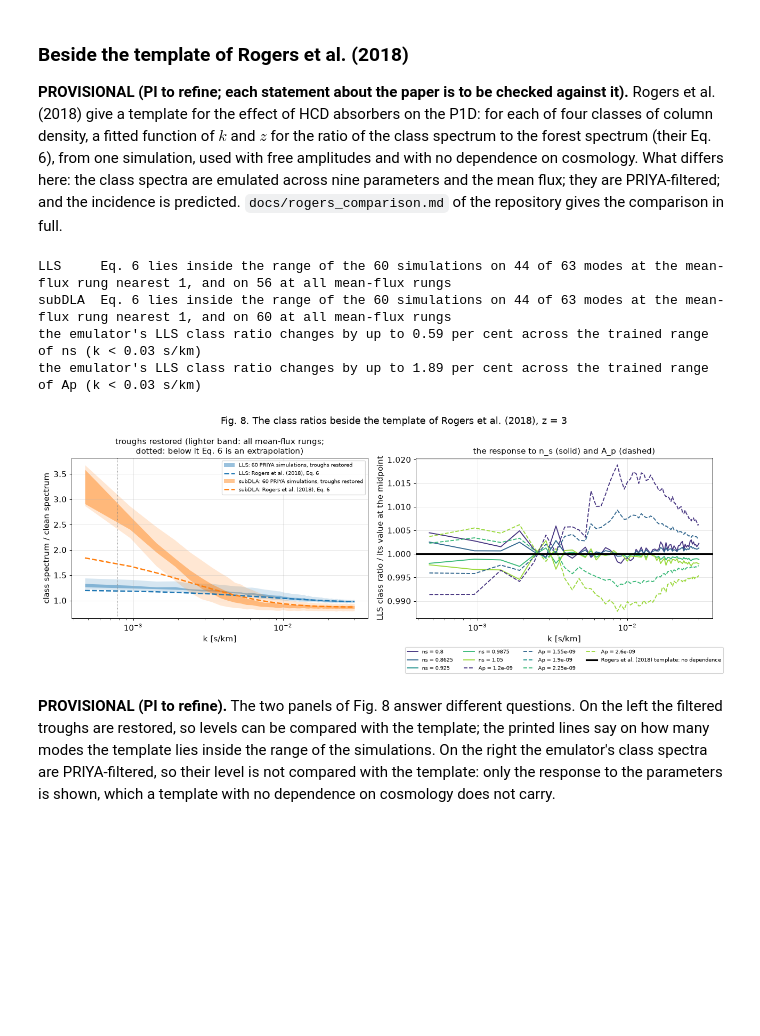
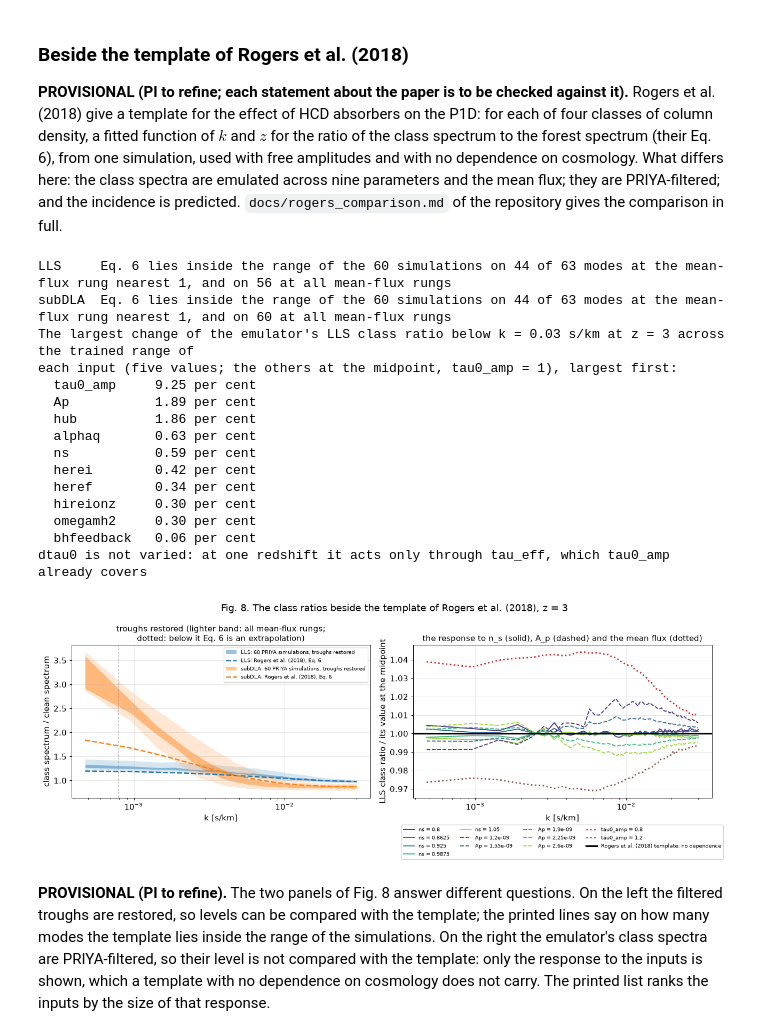
Before and after one commit to jibanCat/hcd_priya, a Jupyter notebook: notebooks/tutorial/hcd_priya_tutorial.ipynb, the cells around one changed output. Cells and saved outputs as stored; diff of their text form; code cells hidden in the pictures; blank space fills up the shorter version.

```diff
--- a/notebooks/tutorial/hcd_priya_tutorial.ipynb
+++ b/notebooks/tutorial/hcd_priya_tutorial.ipynb
@@ -101,6 +101,11 @@ def sha256_of(path):
     return digest.hexdigest()
 
 
+def tutorial_cache():
+    # the folder downloaded files are kept in
+    return pathlib.Path(os.environ.get("HCD_PRIYA_TUTORIAL_CACHE", "~/.cache/hcd_priya_tutorial")).expanduser()
+
+
 def tutorial_file(relpath):
     # The path of a stored file of the tutorial, with the pinned sha256: a local copy in a clone, a copy
     # downloaded earlier, or a new download into the cache folder (the environment variable
@@ -112,7 +117,7 @@ def tutorial_file(relpath):
         local = pathlib.Path(root) / relpath
         if local.is_file() and sha256_of(local) == pinned:
             return local
-    cache = pathlib.Path(os.environ.get("HCD_PRIYA_TUTORIAL_CACHE", "~/.cache/hcd_priya_tutorial")).expanduser()
+    cache = tutorial_cache()
     target = cache / relpath
     if target.is_file() and sha256_of(target) == pinned:
         return target
@@ -774,7 +779,7 @@ are emulated across nine parameters and the mean flux; they are PRIYA-filtered;
 # %%
 # Fig. 8. Left: the PRIYA training simulations with the filtered troughs restored, against Eq. 6 of Rogers et al.
 # (2018), at z = 3 (the repository's comparison, redrawn for two classes). Right: the response of the emulator's
-# LLS class ratio to n_s and A_p, which the template does not have.
+# LLS class ratio to n_s, A_p and the mean flux, which the template does not have; and a ranking over all inputs.
 from hcd_analysis.hcd_template import class_ratio
 
 
@@ -795,52 +800,85 @@ ax = axes[0]
 for stem, key in (("LLS", "LLS"), ("subDLA", "Sub-DLA")):
     wide = (sims[f"R_{stem}_sims60_allrungs_min"], sims[f"R_{stem}_sims60_allrungs_max"])
     narrow = (sims[f"R_{stem}_sims60_rung1_min"], sims[f"R_{stem}_sims60_rung1_max"])
     ax.fill_between(k_sims, *wide, color=CLASS_COLOURS[stem], alpha=0.18, lw=0)
     ax.fill_between(k_sims, *narrow, color=CLASS_COLOURS[stem], alpha=0.45, lw=0,
                     label=f"{stem}: 60 PRIYA simulations, troughs restored")
     ax.plot(k_sims, eq6[key], color=CLASS_COLOURS[stem], ls="--", lw=2, label=f"{stem}: Rogers et al. (2018), Eq. 6")
     inside_wide = (eq6[key] >= wide[0]) & (eq6[key] <= wide[1])
     inside_narrow = (eq6[key] >= narrow[0]) & (eq6[key] <= narrow[1])
     print(f"{stem:7s} Eq. 6 lies inside the range of the 60 simulations on {int(inside_narrow.sum())} of {k_sims.size} modes "
           f"at the mean-flux rung nearest 1, and on {int(inside_wide.sum())} at all mean-flux rungs")
 ax.axvline(2.0 * np.pi / 8000.0, color="grey", lw=0.8, ls=":")
 ax.set_xscale("log")
 ax.set_xlabel("k [s/km]")
 ax.set_ylabel("class spectrum / clean spectrum")
 ax.set_title("troughs restored (lighter band: all mean-flux rungs;\ndotted: below it Eq. 6 is an extrapolation)")
 ax.legend(fontsize=8)
 
 ax = axes[1]
-shown = pred.k < 0.03
+shown = pred.k < 0.03  # the box modes below 0.03 s/km at the midpoint
 ratio_mid = pred.P_class[1] / pred.P_class[0]
-for name, style in (("ns", "-"), ("Ap", "--")):
-    low, high = hp.PARAM_LIMITS[hp.PARAM_NAMES.index(name)]
-    deviation = 0.0
-    for value, shade in zip(np.linspace(low, high, 5), np.linspace(0.15, 0.85, 5)):
-        other = emu.predict(dict(PARAMS, **{name: value}), z=3.0, tau0_amp=1.0, dtau0=0.0)
-        if not np.allclose(other.k, pred.k, rtol=1e-12, atol=0.0):
-            raise ValueError("the wavenumbers moved with the parameter")
-        relative = (other.P_class[1] / other.P_class[0]) / ratio_mid
-        deviation = max(deviation, float(np.max(np.abs(relative[shown] - 1.0))))
-        ax.semilogx(pred.k[shown], relative[shown], style, color=plt.cm.viridis(shade), label=f"{name} = {value:.4g}")
-    print(f"the emulator's LLS class ratio changes by up to {100 * deviation:.2f} per cent across the trained range of {name} (k < 0.03 s/km)")
+
+
+def lls_ratio_relative(name, value):
+    # the LLS class ratio with one input changed, over its value at the midpoint, box mode by box mode (hub and
+    # omegamh2 move the wavenumber in s/km of a mode; the ratio is compared at the same mode)
+    params = dict(PARAMS, **({name: value} if name in PARAMS else {}))
+    other = emu.predict(params, z=3.0, tau0_amp=value if name == "tau0_amp" else 1.0, dtau0=0.0)
+    return (other.P_class[1] / other.P_class[0]) / ratio_mid
+
+
+INPUTS = list(zip(hp.PARAM_NAMES, hp.PARAM_LIMITS)) + [("tau0_amp", TAU0_AMP_RANGE)]
+largest = {}
+with warnings.catch_warnings(record=True) as caught:
+    warnings.simplefilter("always")
+    for name, (low, high) in INPUTS:
+        largest[name] = max(
+            float(np.max(np.abs(lls_ratio_relative(name, value)[shown] - 1.0))) for value in np.linspace(low, high, 5)
+        )
+    for name, style in (("ns", "-"), ("Ap", "--")):
+        low, high = hp.PARAM_LIMITS[hp.PARAM_NAMES.index(name)]
+        for value, shade in zip(np.linspace(low, high, 5), np.linspace(0.15, 0.85, 5)):
+            ax.semilogx(pred.k[shown], lls_ratio_relative(name, value)[shown], style, color=plt.cm.viridis(shade),
+                        label=f"{name} = {value:.4g}")
+    for value, colour in ((0.8, "tab:red"), (1.2, "tab:brown")):
+        ax.semilogx(pred.k[shown], lls_ratio_relative("tau0_amp", value)[shown], ":", lw=2.2, color=colour,
+                    label=f"tau0_amp = {value:g}")
+print("The largest change of the emulator's LLS class ratio below k = 0.03 s/km at z = 3 across the trained range of")
+print("each input (five values; the others at the midpoint, tau0_amp = 1), largest first:")
+for name in sorted(largest, key=lambda name: -largest[name]):
+    print(f"  {name:11s} {100 * largest[name]:5.2f} per cent")
+print("dtau0 is not varied: at one redshift it acts only through tau_eff, which tau0_amp already covers")
+if caught:
+    print(f"{len(caught)} of these predictions warned, the first: {str(caught[0].message)[:160]} ...")
 ax.axhline(1.0, color="black", lw=2.5, label="Rogers et al. (2018) template: no dependence")
 ax.set_xlabel("k [s/km]")
 ax.set_ylabel("LLS class ratio / its value at the midpoint")
-ax.set_title("the response to n_s (solid) and A_p (dashed)")
+ax.set_title("the response to n_s (solid), A_p (dashed) and the mean flux (dotted)")
 ax.legend(fontsize=8, ncol=4, loc="upper center", bbox_to_anchor=(0.5, -0.16))
 fig.suptitle("Fig. 8. The class ratios beside the template of Rogers et al. (2018), z = 3")
 fig.tight_layout(rect=(0, 0.1, 1, 1))
 plt.show()
 # %% [output]
 LLS     Eq. 6 lies inside the range of the 60 simulations on 44 of 63 modes at the mean-flux rung nearest 1, and on 56 at all mean-flux rungs
 subDLA  Eq. 6 lies inside the range of the 60 simulations on 44 of 63 modes at the mean-flux rung nearest 1, and on 60 at all mean-flux rungs
-the emulator's LLS class ratio changes by up to 0.59 per cent across the trained range of ns (k < 0.03 s/km)
-the emulator's LLS class ratio changes by up to 1.89 per cent across the trained range of Ap (k < 0.03 s/km)
+The largest change of the emulator's LLS class ratio below k = 0.03 s/km at z = 3 across the trained range of
+each input (five values; the others at the midpoint, tau0_amp = 1), largest first:
+  tau0_amp     9.25 per cent
+  Ap           1.89 per cent
+  hub          1.86 per cent
+  alphaq       0.63 per cent
+  ns           0.59 per cent
+  herei        0.42 per cent
+  heref        0.34 per cent
+  hireionz     0.30 per cent
+  omegamh2     0.30 per cent
+  bhfeedback   0.06 per cent
+dtau0 is not varied: at one redshift it acts only through tau_eff, which tau0_amp already covers
-[figure, old version]
+[figure, new version]
 # %% [markdown]
 **PROVISIONAL (PI to refine).** The two panels of Fig. 8 answer different questions. On the left the filtered
 troughs are restored, so levels can be compared with the template; the printed lines say on how many modes the
 template lies inside the range of the simulations. On the right the emulator's class spectra are PRIYA-filtered,
-so their level is not compared with the template: only the response to the parameters is shown, which a
-template with no dependence on cosmology does not carry.
+so their level is not compared with the template: only the response to the inputs is shown, which a template
+with no dependence on cosmology does not carry. The printed list ranks the inputs by the size of that response.
```
Also changed, not shown: parts of 6 cells of this notebook, 2 other files.
